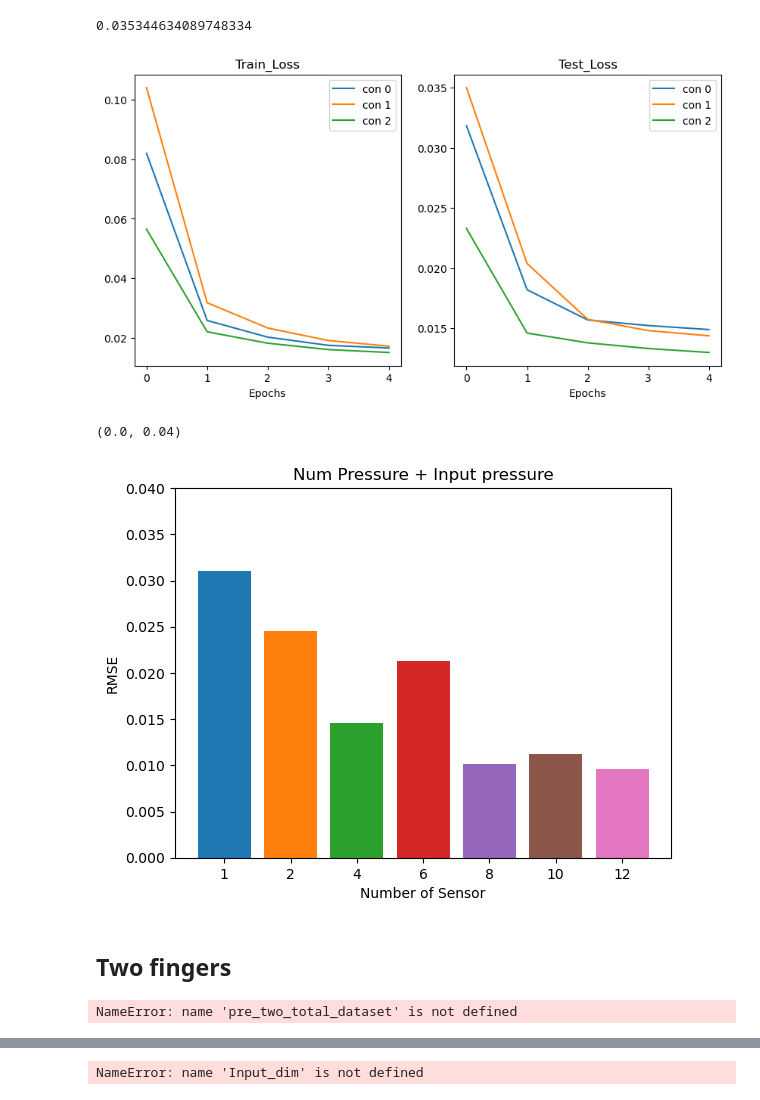
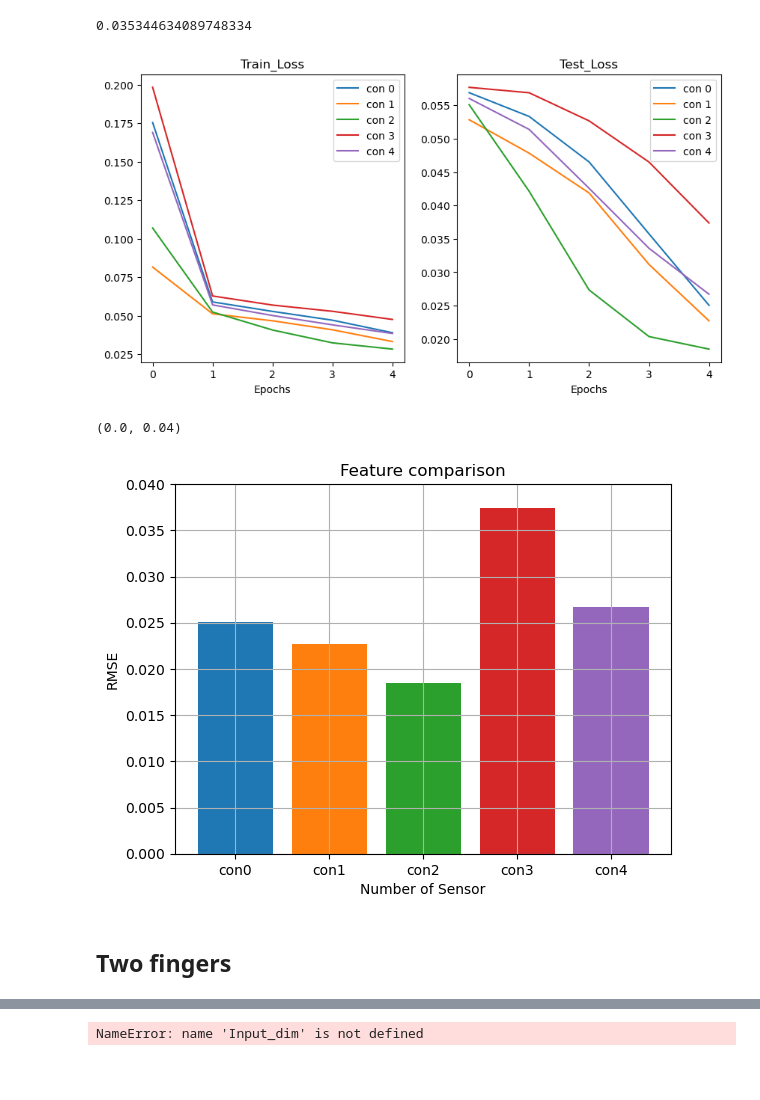
Before and after one commit to hunissweet/External_force, a Jupyter notebook: Nov_3Plotting.ipynb, the cells around one changed output, grey strips where cells are left out. Cells and saved outputs as stored; diff of their text form; code cells hidden in the pictures; blank space fills up the shorter version.

```diff
--- a/Nov_3Plotting.ipynb
+++ b/Nov_3Plotting.ipynb
@@ -159,6 +167,13 @@ two_total_dataset['properties'].unique()
 array(['pre'], dtype=object)
 # %% [markdown]
 ## One finger feature comparison
+# %%
+
+ccon1 = con9 #all
+ccon2 = con2.append(left_finger_strain)#no pressure
+ccon3 = con2.append(con4)#no strain
+ccon4 = con6.append(Input_P_col)#no TCP
+ccon5 = con6.append(TCP_col)#no Given pressure
 # %%
 con1 = Input_P_col # input pressure
 con2 = Input_P_col.append(TCP_col)
@@ -243,7 +278,7 @@ Trainable params: 1,553
 Non-trainable params: 0
 =================================================================
 # %%
-Combi_df =Total_dataset
+Combi_df =pd.read_pickle("./pickle/one_finger/left_all_data.pkl")
 # Setup hyperparameters
 NUM_EPOCHS = 5
 BATCH_SIZE = 32
@@ -254,7 +289,7 @@ device = "cpu"
 #Compare_input_feature=[con1,con2,con3,con4,con5,con6,con7,con8,con9]
 #Compare_input_feature=[con10,con11,con4]
 #Compare_input_feature=[c1,c2,c3,c4,c5,c6,c7]
-Compare_input_feature=[ce1]
+Compare_input_feature=[ccon1,ccon2,ccon3,ccon4,ccon5]
 
 duration_time=[]
 loss_results=[]
@@ -373,30 +402,28 @@ loss_results[0]['test_loss'][-1]
 # %% [output]
 0.035344634089748334
 # %%
-pplot_loss_curves(loss_results)
+plot_loss_curves(loss_results)
 # %% [output]
-[figure, old version]
+[figure, new version]
 # %%
 #xx=['con0','con1','con2','con3','con4','con5','con6','con7','con8']
 
 acc_results=[]
 for i in range(len(loss_results)):
     acc_results.append(loss_results[i]['test_loss'][-1])
-xx=['1','2','4','6','8','10','12']
+xx=['con0','con1','con2','con3','con4']
 #color=['tab:blue','tab:orange','tab:green','tab:red','tab:purple','tab:brown','tab:pink','tab:gray','tab:olive']
-color=['tab:blue','tab:orange','tab:green','tab:red','tab:purple','tab:brown','tab:pink']
+#color=['tab:blue','tab:orange','tab:green','tab:red','tab:purple','tab:brown','tab:pink']
+color=['tab:blue','tab:orange','tab:green','tab:red','tab:purple']
 plt.bar(xx,acc_results,color=color)
-plt.title('Num Pressure + Input pressure')
+plt.title('Feature comparison')
 plt.ylabel('RMSE')
 plt.xlabel('Number of Sensor')
+plt.grid()
 plt.ylim([0,0.04])
 # %% [output]
 (0.0, 0.04)
-[figure, old version]
+[figure, new version]
 # %% [markdown]
 ## Two fingers
-# %%
-pre_two_total_dataset
-# %% [output]
-NameError: name 'pre_two_total_dataset' is not defined
 # %%
```
Also changed, not shown: parts of 31 cells of this notebook, 20 other files.
